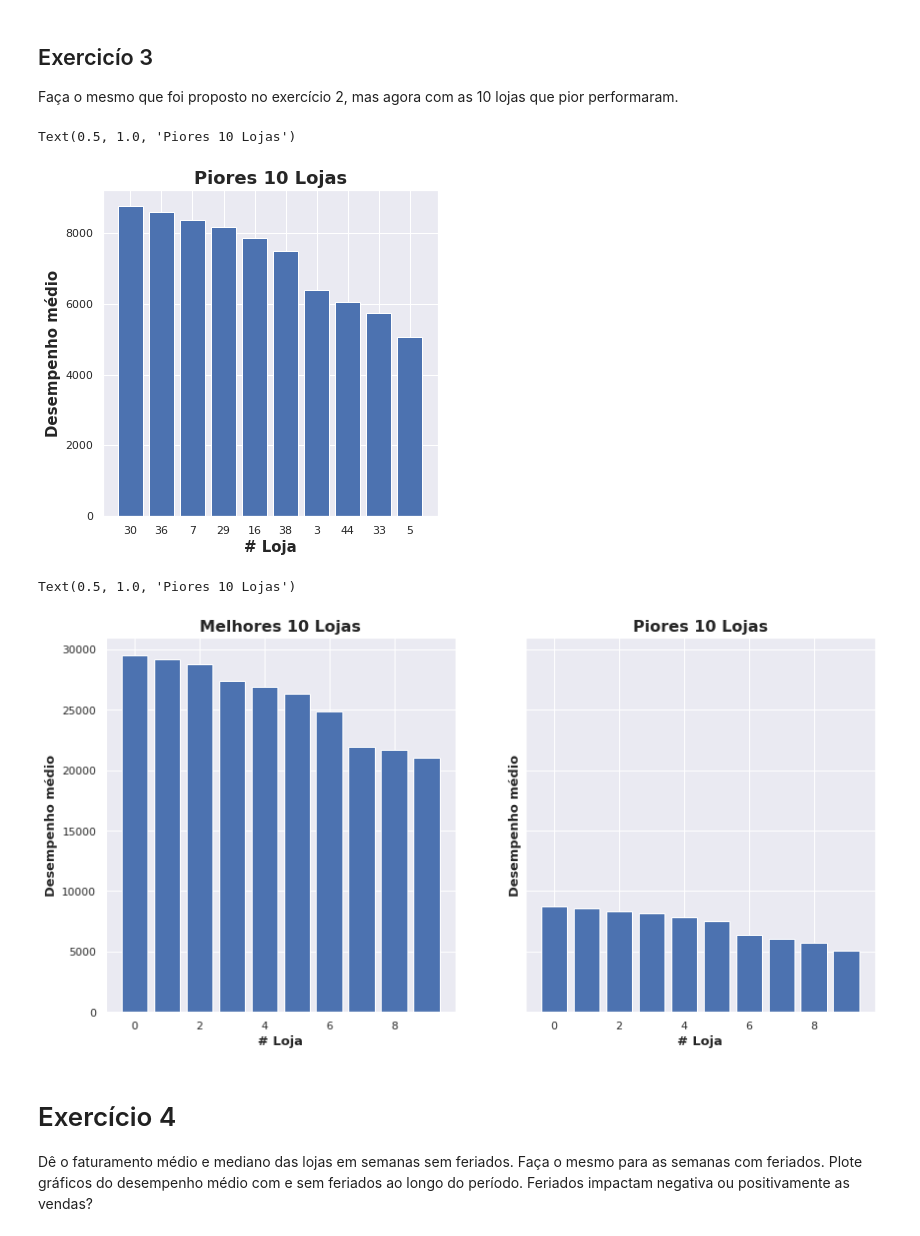
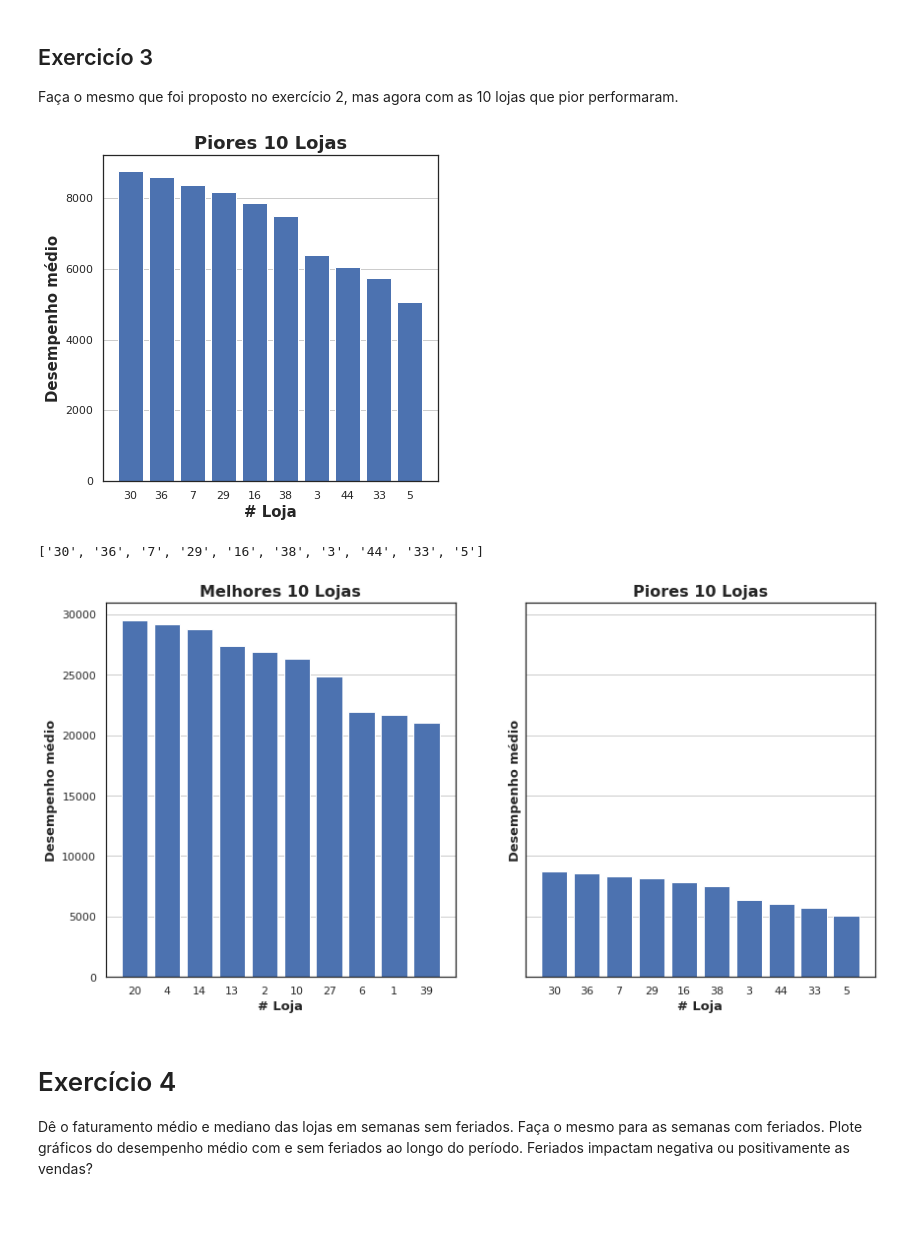
Before and after one commit to pibieta/ML-course, a Jupyter notebook: NovosPiratas/Walmart/Walmart_challenge.ipynb, the cells around one changed output. Saved outputs shown, nothing was run; the diff lists cells and outputs as text; code cells hidden in the pictures.

```diff
--- a/NovosPiratas/Walmart/Walmart_challenge.ipynb
+++ b/NovosPiratas/Walmart/Walmart_challenge.ipynb
@@ -11,6 +11,7 @@ import plotly.plotly as py
 import seaborn as sns
 # import plotly.graph_objs as go
 sns.set()
+sns.set_style('white')
 # %% [markdown]
 ## Load Data
 # %%
@@ -172,25 +166,33 @@ plt.xticks([x for x in range(10)], [store for store in bottom_10['Store']])
 plt.xlabel('# Loja', fontweight='bold', fontsize='15')
 plt.ylabel('Desempenho médio', fontweight= 'bold', fontsize= '15')
 plt.title('Piores 10 Lojas', fontweight='bold', fontsize='18')
+plt.grid(True, axis='y')
 # %% [output]
-Text(0.5, 1.0, 'Piores 10 Lojas')
-[figure, old version]
+[figure, new version]
+# %%
+[str(x) for x in bottom_10['Store']]
+# %% [output]
+['30', '36', '7', '29', '16', '38', '3', '44', '33', '5']
 # %%
 fig, ax = plt.subplots(1, 2, sharey = True, figsize=(14,7))
 ax[0].bar(x=[x for x in range(10)], height = 'mean_sales', data= top_10, align = 'center')
-ax[0].set_xticks([x for x in range(10)], [store for store in top_10['Store']])
+ax[0].set_xticks([x for x in range(10)])
+ax[0].set_xticklabels([str(store) for store in top_10['Store']])
 ax[0].set_xlabel('# Loja', fontweight='bold', fontsize='13')
 ax[0].set_ylabel('Desempenho médio', fontweight= 'bold', fontsize= '13')
 ax[0].set_title('Melhores 10 Lojas', fontweight='bold', fontsize='16')
+ax[0].grid(True, axis='y')
+
 
 ax[1].bar(x=[x for x in range(10)], height = 'mean_sales', data= bottom_10, align = 'center')
-ax[1].set_xticks([x for x in range(10)], [store for store in bottom_10['Store']])
+ax[1].set_xticks([x for x in range(10)])
+ax[1].set_xticklabels([str(store) for store in bottom_10['Store']])
 ax[1].set_xlabel('# Loja', fontweight='bold', fontsize='13')
 ax[1].set_ylabel('Desempenho médio', fontweight= 'bold', fontsize= '13')
 ax[1].set_title('Piores 10 Lojas', fontweight='bold', fontsize='16')
+ax[1].grid(True, axis='y')
 # %% [output]
-Text(0.5, 1.0, 'Piores 10 Lojas')
-[figure, old version]
+[figure, new version]
 # %% [markdown]
 # Exercício 4
 
```
Also changed, not shown: parts of 10 cells of this notebook.
